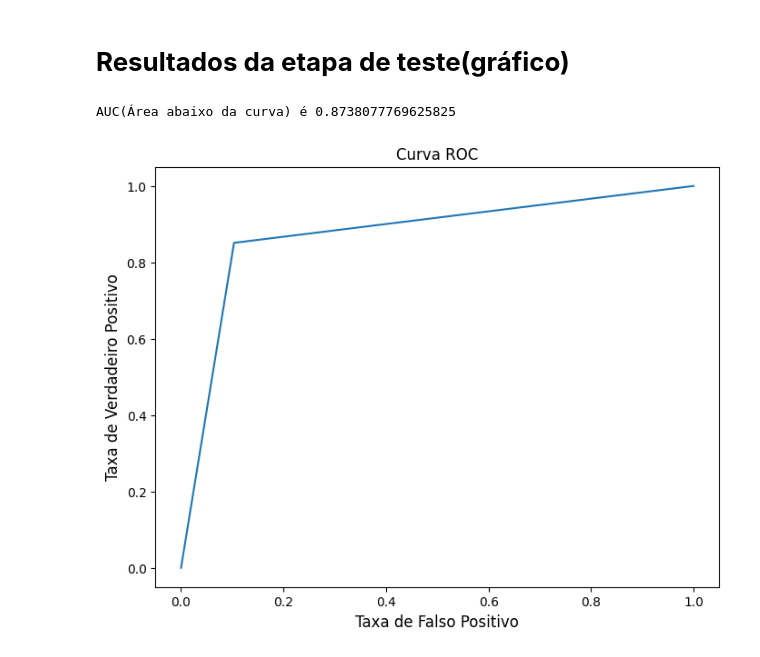
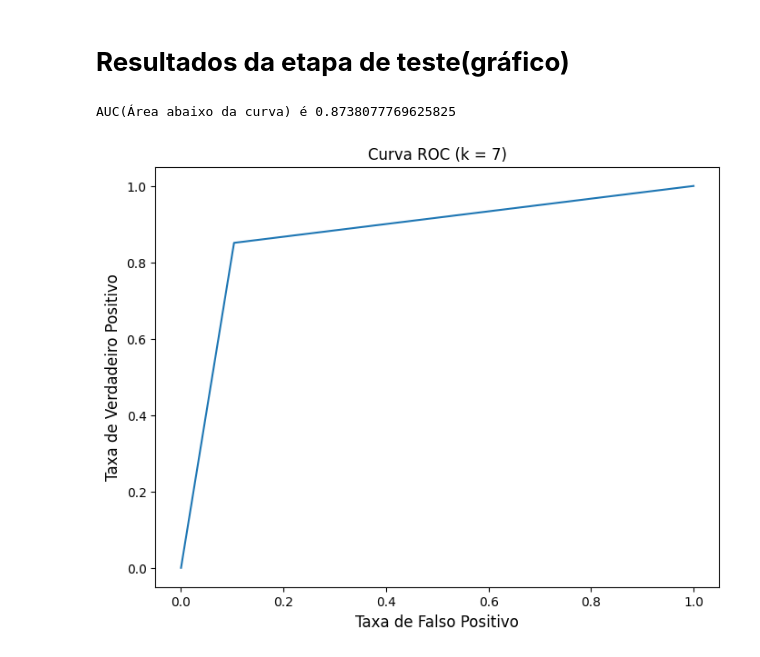
Before and after one commit to italoportinho/trabalho-am-2023-2, a Jupyter notebook: notebooks/knn.ipynb, the cells around one changed output. Cells and saved outputs as stored; diff of their text form; code cells hidden in the pictures.

```diff
--- a/notebooks/knn.ipynb
+++ b/notebooks/knn.ipynb
@@ -133,11 +134,11 @@ accuracy_score(y_test, y_pred)
 # %%
 fpr, tpr, threshould = roc_curve(y_pred, y_test)
 plt.figure(figsize = (8, 6))
 plt.plot(fpr, tpr)
 plt.xlabel("Taxa de Falso Positivo", size = 12)
 plt.ylabel("Taxa de Verdadeiro Positivo", size = 12)
-plt.title("Curva ROC", size = 12)
+plt.title("Curva ROC (k = 7)", size = 12)
 print("AUC(Área abaixo da curva) é {}".format(auc(fpr, tpr)))
 # %% [output]
 AUC(Área abaixo da curva) é 0.8738077769625825
-[figure, old version]
+[figure, new version]
```
Also changed, not shown: parts of 1 cell of this notebook.
